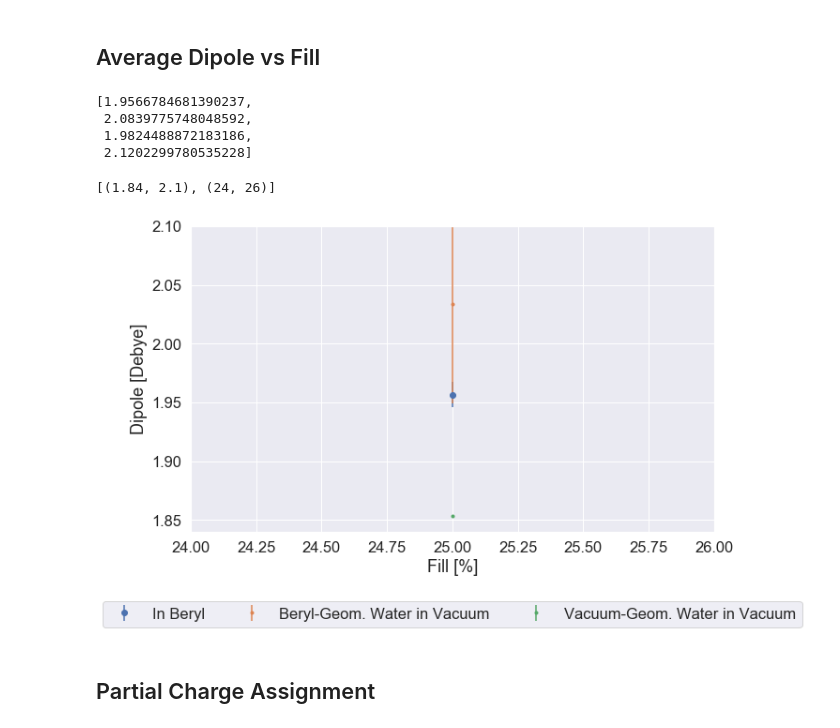
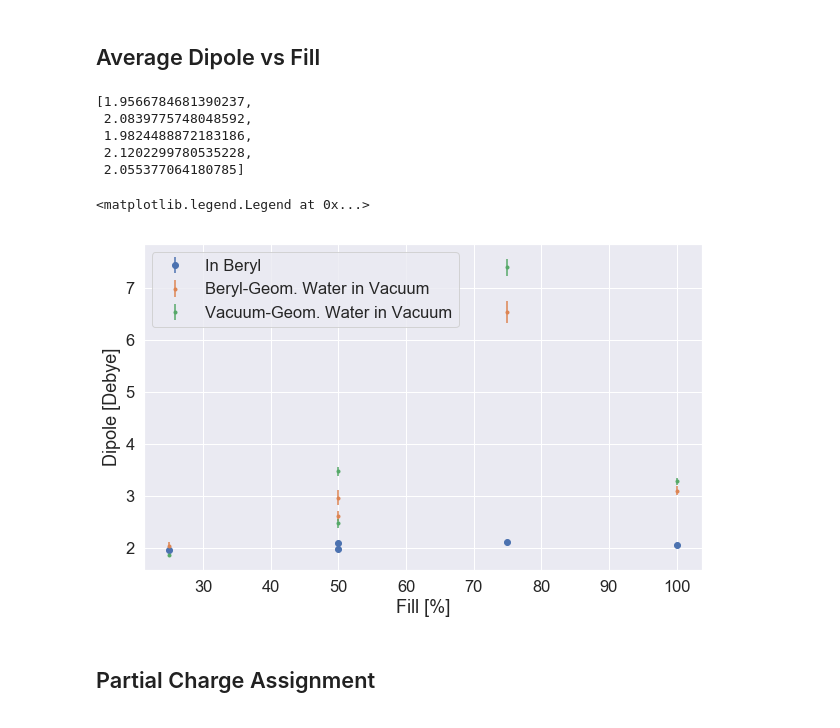
Before and after one commit to gvermillion/msc_thesis, a Jupyter notebook: partial_charge/beryl/analyze_beryl_pc.ipynb, the cells around one changed output. Drawn from its saved outputs; the diff is of its cells as text; code cells hidden in the pictures.

Commit message:
minor figure adjustments

```diff
--- a/partial_charge/beryl/analyze_beryl_pc.ipynb
+++ b/partial_charge/beryl/analyze_beryl_pc.ipynb
@@ -215,9 +215,9 @@ make_dipole_plots(1110)
 # %%
 dipole_avgs = []
 dipole_sems = []
-fills = [25,50,50,75]#,100]
+fills = [25,50,50,75,100]
 
-for fill in [1000,1010,1100,1110]:
+for fill in [1000,1010,1100,1110,1111]:
     df = filter_by_fill(fill,tidy_df)
     df_d = filter_by_type('dipole',df)
     dipole_avgs.append(np.mean(df_d.value.values))
@@ -228,26 +228,27 @@ dipole_avgs
 [1.9566784681390237,
  2.0839775748048592,
  1.9824488872183186,
- 2.1202299780535228]
+ 2.1202299780535228,
+ 2.055377064180785]
 # %%
 # From analyze_vacuum_pc_compare.ipynb
-dipoles_vacuum = np.array([1.85363912, 2.46852207, 3.46930079, 7.39825348])#, 3.27844505])
-dipoles_beryl = np.array([2.03355785, 2.96403193, 2.61545513, 6.53898222])#, 3.10302443])
-sems_vacuum = np.array([0.00062579, 0.07759119, 0.091197,   0.16047921])#, 0.06294025])
-sems_beryl = np.array([0.084259,   0.14525954, 0.10016922, 0.21486888])#, 0.08389269])
+dipoles_vacuum = np.array([1.85363912, 2.46852207, 3.46930079, 7.39825348, 3.27844505])
+dipoles_beryl = np.array([2.03355785, 2.96403193, 2.61545513, 6.53898222, 3.10302443])
+sems_vacuum = np.array([0.00062579, 0.07759119, 0.091197,   0.16047921, 0.06294025])
+sems_beryl = np.array([0.084259,   0.14525954, 0.10016922, 0.21486888, 0.08389269])
 
 fig = plt.figure(figsize=(10,6))
 ax = plt.gca()
 plt.errorbar(fills,dipole_avgs,yerr=dipole_sems,fmt="o",label='In Beryl');
 plt.errorbar(fills,dipoles_beryl,yerr=sems_beryl,fmt=".",label='Beryl-Geom. Water in Vacuum');
 plt.errorbar(fills,dipoles_vacuum,yerr=sems_vacuum,fmt=".",label='Vacuum-Geom. Water in Vacuum');
 ax.set(xlabel="Fill [%]",ylabel="Dipole [Debye]");
 ax.legend(loc='upper center', bbox_to_anchor=(0.5, -0.2),ncol=3)
-#plt.legend()
-ax.set(xlim=[24,26],ylim=[1.84,2.1])
+plt.legend()
+#ax.set(xlim=[24,26],ylim=[1.84,2.1])
 # %% [output]
-[(1.84, 2.1), (24, 26)]
+<matplotlib.legend.Legend at 0x...>
-[figure, old version]
+[figure, new version]
 # %% [markdown]
 ## Partial Charge Assignment
 # %%
```
Also changed, not shown: 3 other files.
